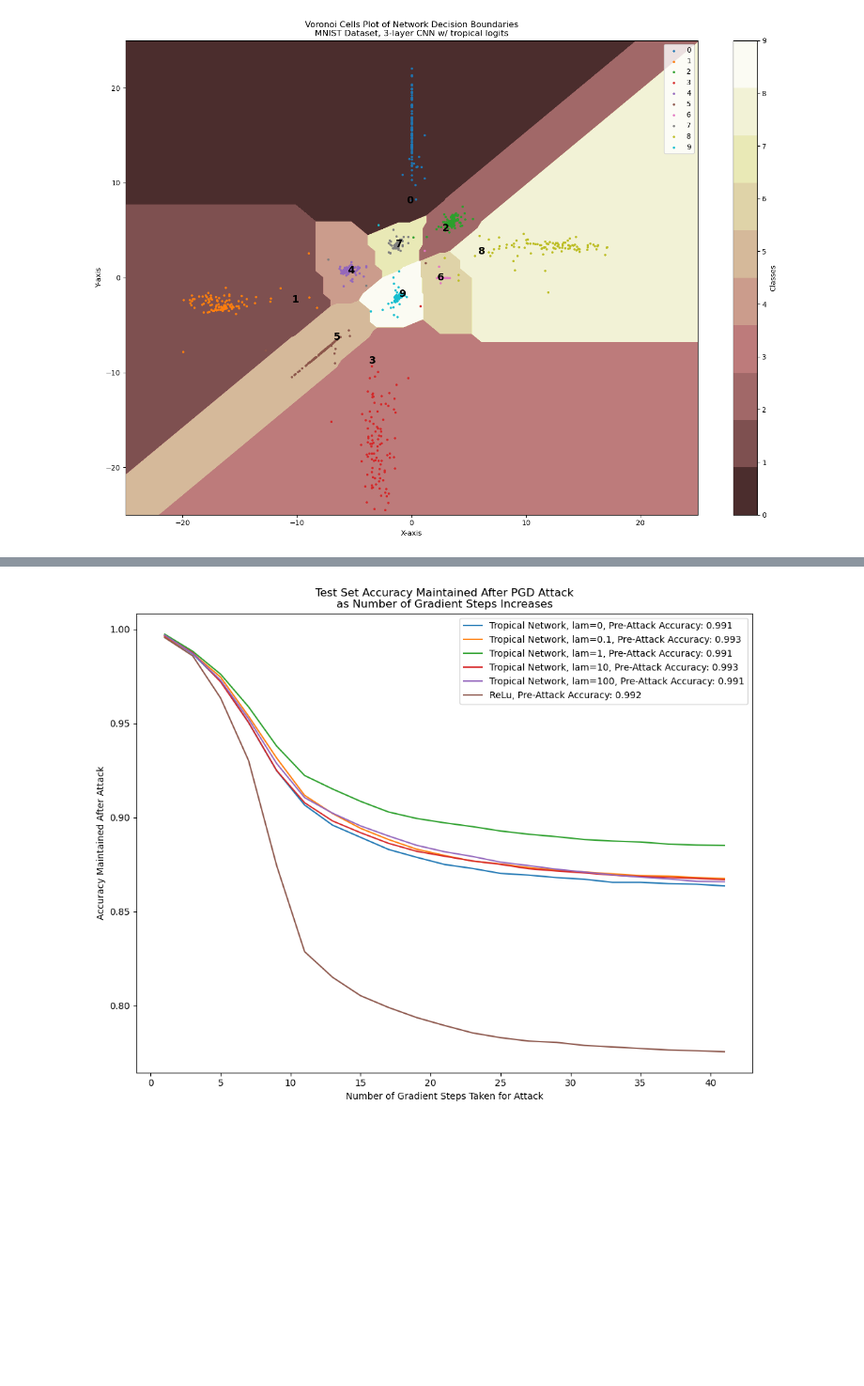
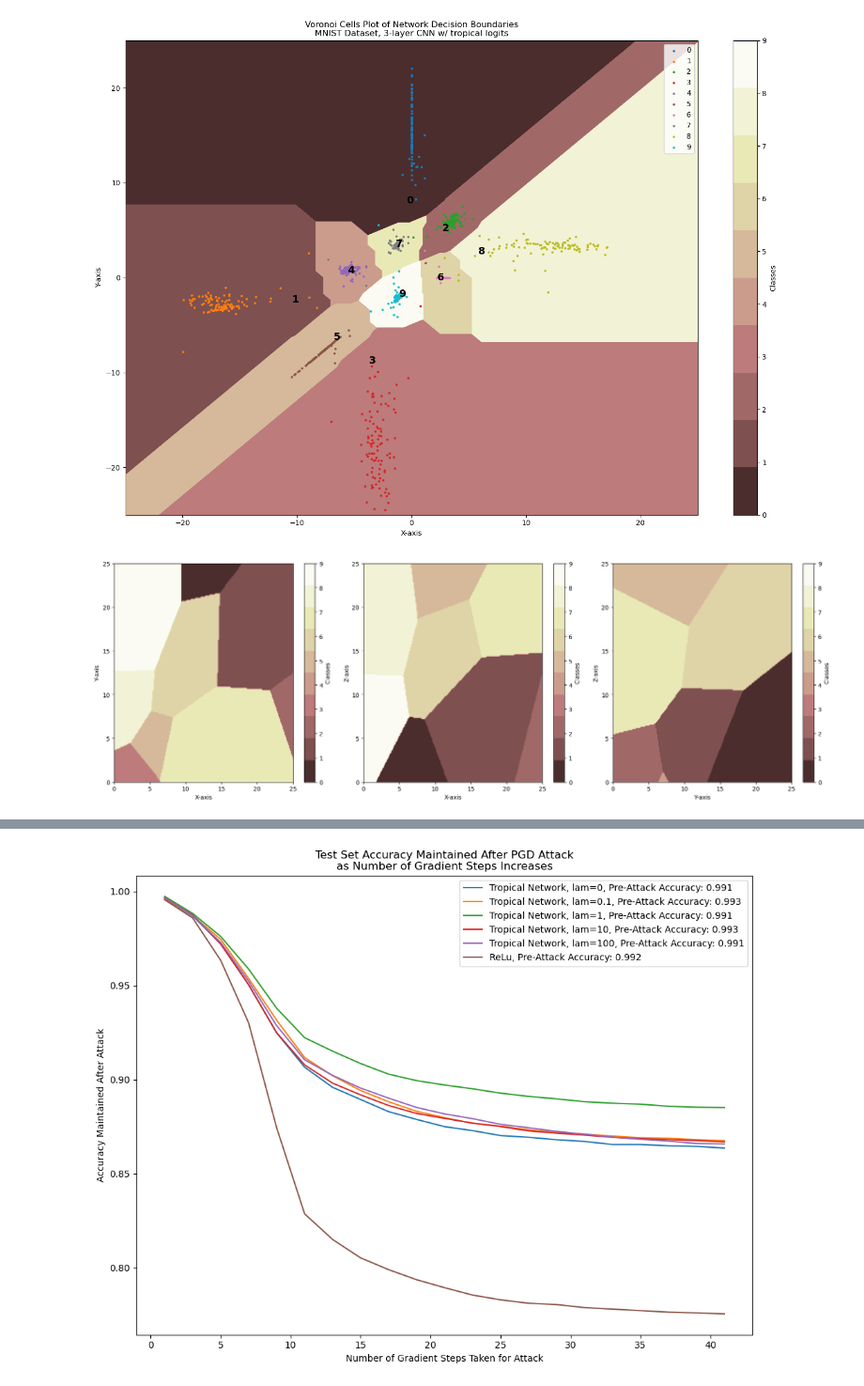
Before and after one commit to deryk96/TropicalNN, a Jupyter notebook: MNIST_convolutional_tests.ipynb, the cells around one changed output, grey strips where cells are left out. Shown at 94% size. Drawn from its saved outputs; the diff is of its cells as text; code cells hidden in the pictures; blank space fills up the shorter version.

```diff
--- a/MNIST_convolutional_tests.ipynb
+++ b/MNIST_convolutional_tests.ipynb
@@ -90,12 +119,12 @@ _________________________________________________________________
 from functions.models import relu_conv3layer
 
 
-relu_model = relu_conv3layer(x_train, y_train, batch_size = 64, num_neurons_b4_logits = 64)
+relu_model = relu_conv3layer(x_train, y_train, batch_size = 64, num_neurons_b4_logits = 2)
 
 relu_model.evaluate(x_test, y_test)
-file_path = f'output_data/lam_test/MNIST_relu.csv'
+'''file_path = f'output_data/lam_test/MNIST_relu.csv'
 
 test_pdg_steps(file_path, x_test, y_test,
             min_steps = 1, max_steps = 41, step_size = 2, eps=0.1,
-            relu_model=relu_model)
+            relu_model=relu_model)'''
 # %% [output]
@@ -122,7 +152,7 @@ import pandas as pd
 from tensorflow.keras import models
 
 # Assuming 'partial_model' and 'x_train' are available as mentioned earlier.
-
+trop_model = relu_model
 for i in range(10):
     class_data = x_train[(np.argmax(y_train, axis=1) == i)]
     inputs_class_0 = class_data[:100]
@@ -131,8 +161,8 @@ for i in range(10):
     outputs_class_0 = partial_model.predict(inputs_class_0)
     df_outputs = pd.DataFrame(outputs_class_0)
     df_outputs.to_csv(f'outputs_class_{i}.csv', index=False)
-
-layer = trop_model.get_layer('merge_layer')
+'''
+layer = trop_model.get_layer('dense_1')
 
 arrays = [trop_model.get_layer(inbound_layer.name).get_weights()[0] for _, inbound_layer in enumerate(layer._inbound_nodes[0].inbound_layers)]
 concatenated = np.concatenate([arr.flatten() for arr in arrays])
@@ -146,10 +176,9 @@ df.to_csv('last_custom_layer_biases.csv', index=False, header=False)
 
 '''
 # Get layer weights from the last custom layer
-last_custom_layer_weights = trop_model.get_layer('trop_embed_max_min_1').get_weights()
-weights_to_save = np.asarray(last_custom_layer_weights[0])
+last_custom_layer_weights = trop_model.get_layer('dense_1').get_weights()
+weights_to_save = np.asarray(last_custom_layer_weights[0]).T
 np.savetxt('last_custom_layer_weights.csv', weights_to_save, delimiter=',')
 weights_to_save = np.asarray(last_custom_layer_weights[1])
 np.savetxt('last_custom_layer_biases.csv', weights_to_save, delimiter=',')
-'''
 # %% [output]
@@ -1096,3 +1121,77 @@ plt.title('Voronoi Cells Plot of Network Decision Boundaries\nMNIST Dataset, 3-l
 plt.show()
 # %% [output]
 [figure]
+# %%
+# Tropical voronoi diagram plot
+
+import numpy as np
+import matplotlib.pyplot as plt
+import pandas as pd
+
+file_start = "C:\\Users\\kurtp\\OneDrive - Naval Postgraduate School\\Desktop\\NPS School Work\\Thesis"
+datasets = [pd.read_csv(f"outputs_class_{i}.csv") for i in range(10)]
+
+points = np.genfromtxt('last_custom_layer_weights.csv', delimiter=',')
+biases = np.genfromtxt('last_custom_layer_biases.csv', delimiter=',')
+
+num_points = points.shape[0]
+
+# Creating a grid of points
+limmy = 25
+fineness = 200
+x = np.linspace(0, limmy, fineness)  # Define the x-axis range
+y = np.linspace(0, limmy, fineness)  # Define the y-axis range
+z = np.linspace(0, limmy, fineness)  # Define the z-axis range
+i_int, j_int, k_int = np.meshgrid(np.arange(fineness), np.arange(fineness), np.arange(fineness), indexing='ij')  # Create a grid of x, y, z values
+i, j, k = np.meshgrid(x, y, z, indexing='ij')  # Create a grid of x, y, z values
+
+# ---- distances to each point in the set of points ----
+num_points = len(points)  # Assuming you have defined 'points' somewhere
+logits = np.zeros((num_points, fineness, fineness, fineness))
+zero_vector = np.zeros((fineness, fineness))
+
+for index, point in enumerate(points):
+    arr0 = i * point[0]
+    arr1 = j * point[1]
+    arr2 = k * point[2]
+
+    # Calculate logits using integer indices
+    logits[index] = arr0 + arr1 + arr2 + biases[index]
+    #logits[index] = arr0[i_int] + arr1[j_int] + arr2[k_int] + biases[index]
+
+num_classes = 10
+class_pred = np.argmax(logits, axis=0)
+
+nummmm = 3
+cut = 99
+fix_point = 25
+fig, axs = plt.subplots(1, nummmm, figsize=(18, 6))  # 1 row, 3 columns
+#for i in range(nummmm):
+# Plot 1
+cs1 = axs[0].contourf(x, y, class_pred[cut, :, :], levels=np.linspace(0, 10-1, 10+1), cmap='pink')
+fig.colorbar(cs1, ax=axs[0], ticks=np.arange(num_classes), label='Classes')
+axs[0].set_xlabel('X-axis')
+axs[0].set_ylabel('Y-axis')
+#axs[0].set_title(f'Voronoi Cells 2-D Cross Section of Network Decision Boundaries\nZ dimension fixed to {fix_point}, MNIST Dataset, 3-layer CNN')
+
+# Plot 2
+cs2 = axs[1].contourf(x, y, class_pred[:,cut, :], levels=np.linspace(0, 10-1, 10+1), cmap='pink')
+fig.colorbar(cs2, ax=axs[1], ticks=np.arange(num_classes), label='Classes')
+axs[1].set_xlabel('X-axis')
+axs[1].set_ylabel('Z-axis')
+#axs[1].set_title(f'Voronoi Cells 2-D Cross Section of Network Decision Boundaries\nY dimension fixed to {fix_point}, MNIST Dataset, 3-layer CNN')
+
+# Plot 3
+cs3 = axs[2].contourf(x, y, class_pred[:, :, cut], levels=np.linspace(0, 10-1, 10+1), cmap='pink')
+fig.colorbar(cs3, ax=axs[2], ticks=np.arange(num_classes), label='Classes')
+axs[2].set_xlabel('Y-axis')
+axs[2].set_ylabel('Z-axis')
+#axs[2].set_title(f'Voronoi Cells 2-D Cross Section of Network Decision Boundaries\nX dimension fixed to {fix_point}, MNIST Dataset, 3-layer CNN')
+
+# Adjust layout
+plt.tight_layout()
+
+# Show the plot
+plt.show()
+# %% [output]
+[figure, added]
```
Also changed, not shown: parts of 7 cells of this notebook, 23 other files.
